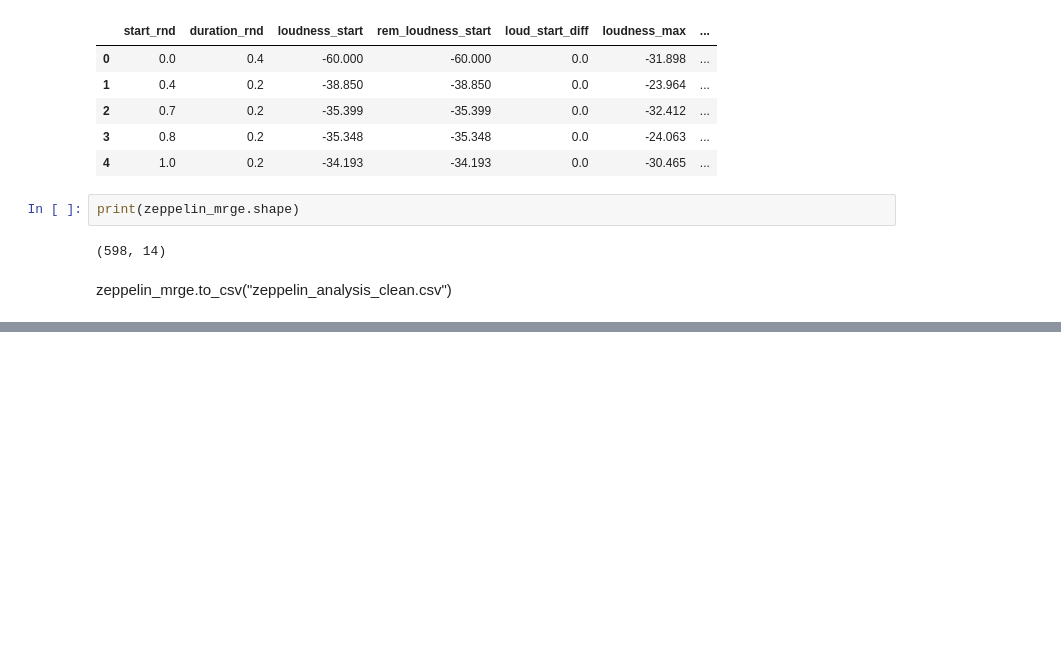
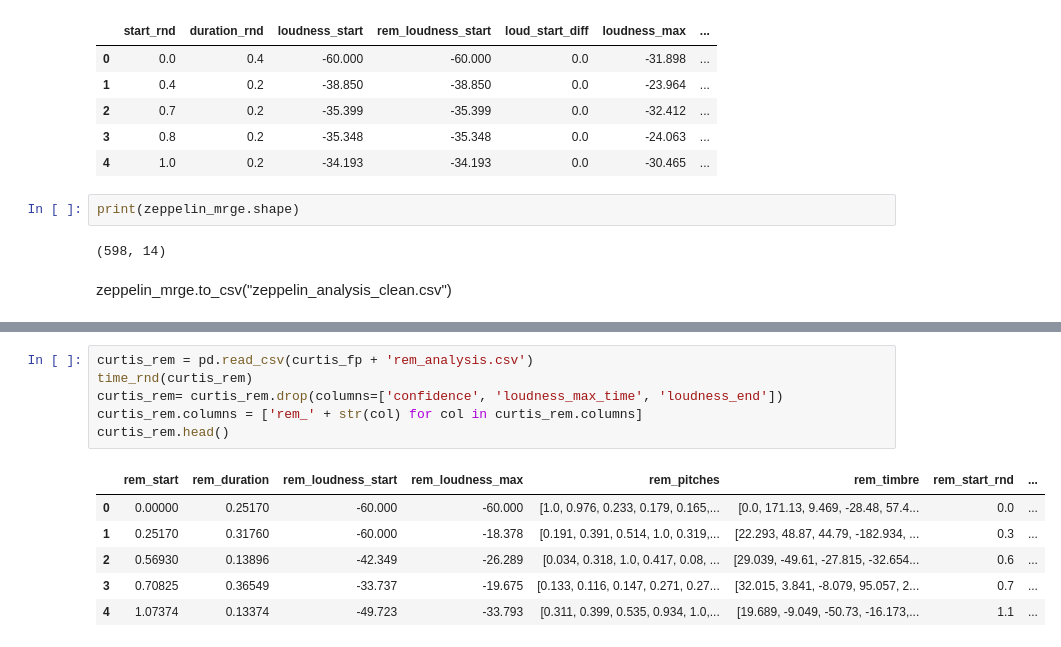
Before and after one commit to adamtsuch21/nss_capstone, a Jupyter notebook: notebooks/capstone_clean_data.ipynb, the cells around one changed output, grey strips where cells are left out. Drawn from its saved outputs; the diff is of its cells as text; blank space fills up the shorter version.

```diff
--- a/notebooks/capstone_clean_data.ipynb
+++ b/notebooks/capstone_clean_data.ipynb
@@ -1257,0 +1300,13 @@ zeppelin_mrge.to_csv("zeppelin_analysis_clean.csv")
+# %%
+curtis_rem = pd.read_csv(curtis_fp + 'rem_analysis.csv')
+time_rnd(curtis_rem)
+curtis_rem= curtis_rem.drop(columns=['confidence', 'loudness_max_time', 'loudness_end'])
+curtis_rem.columns = ['rem_' + str(col) for col in curtis_rem.columns]
+curtis_rem.head()
+# %% [output]
+|  | rem_start | rem_duration | rem_loudness_start | rem_loudness_max | rem_pitches | rem_timbre | rem_start_rnd | ... |
+| 0 | 0.00000 | 0.25170 | -60.000 | -60.000 | [1.0, 0.976, 0.233, 0.179, 0.165,... | [0.0, 171.13, 9.469, -28.48, 57.4... | 0.0 | ... |
+| 1 | 0.25170 | 0.31760 | -60.000 | -18.378 | [0.191, 0.391, 0.514, 1.0, 0.319,... | [22.293, 48.87, 44.79, -182.934, ... | 0.3 | ... |
+| 2 | 0.56930 | 0.13896 | -42.349 | -26.289 | [0.034, 0.318, 1.0, 0.417, 0.08, ... | [29.039, -49.61, -27.815, -32.654... | 0.6 | ... |
+| 3 | 0.70825 | 0.36549 | -33.737 | -19.675 | [0.133, 0.116, 0.147, 0.271, 0.27... | [32.015, 3.841, -8.079, 95.057, 2... | 0.7 | ... |
+| 4 | 1.07374 | 0.13374 | -49.723 | -33.793 | [0.311, 0.399, 0.535, 0.934, 1.0,... | [19.689, -9.049, -50.73, -16.173,... | 1.1 | ... |
```
Also changed, not shown: parts of 42 cells of this notebook, 4 other files.
